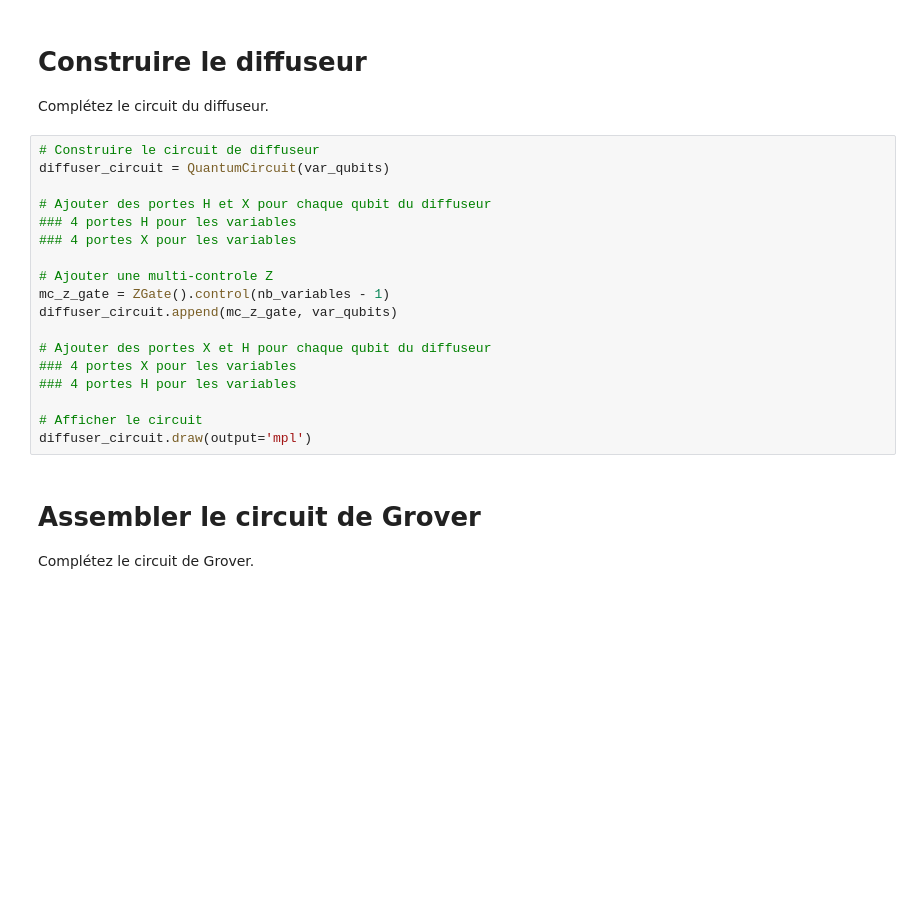
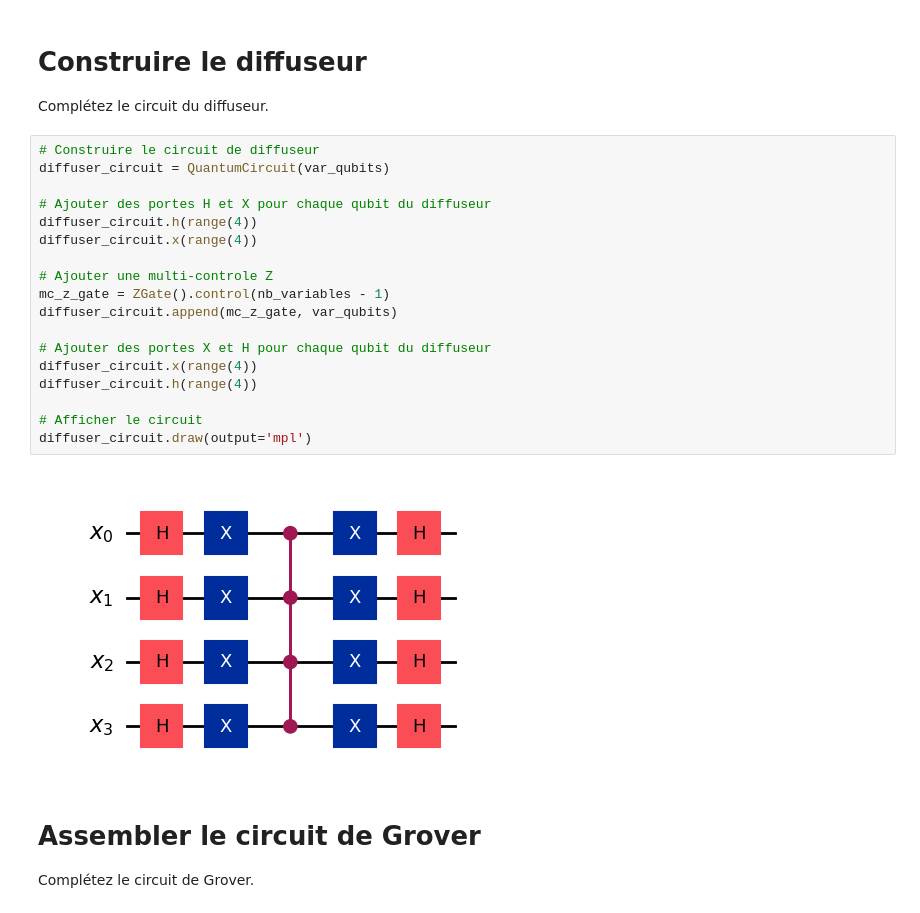
Before and after one commit to AtmolanderMimi/jupiters, a Jupyter notebook: grover_notebook_FR.ipynb, the cells around one changed output. Cells and saved outputs as stored; diff of their text form; blank space fills up the shorter version.

```diff
--- a/grover_notebook_FR.ipynb
+++ b/grover_notebook_FR.ipynb
@@ -192,21 +213,23 @@ Complétez le circuit du diffuseur.
 # %%
 # Construire le circuit de diffuseur
 diffuser_circuit = QuantumCircuit(var_qubits)
 
 # Ajouter des portes H et X pour chaque qubit du diffuseur
-### 4 portes H pour les variables
-### 4 portes X pour les variables
+diffuser_circuit.h(range(4))
+diffuser_circuit.x(range(4))
 
 # Ajouter une multi-controle Z
 mc_z_gate = ZGate().control(nb_variables - 1)
 diffuser_circuit.append(mc_z_gate, var_qubits)
 
 # Ajouter des portes X et H pour chaque qubit du diffuseur
-### 4 portes X pour les variables
-### 4 portes H pour les variables
+diffuser_circuit.x(range(4))
+diffuser_circuit.h(range(4))
 
 # Afficher le circuit
 diffuser_circuit.draw(output='mpl')
+# %% [output]
+[figure, added]
 # %% [markdown]
 # Assembler le circuit de Grover
 
```
Also changed, not shown: parts of 9 cells of this notebook.
